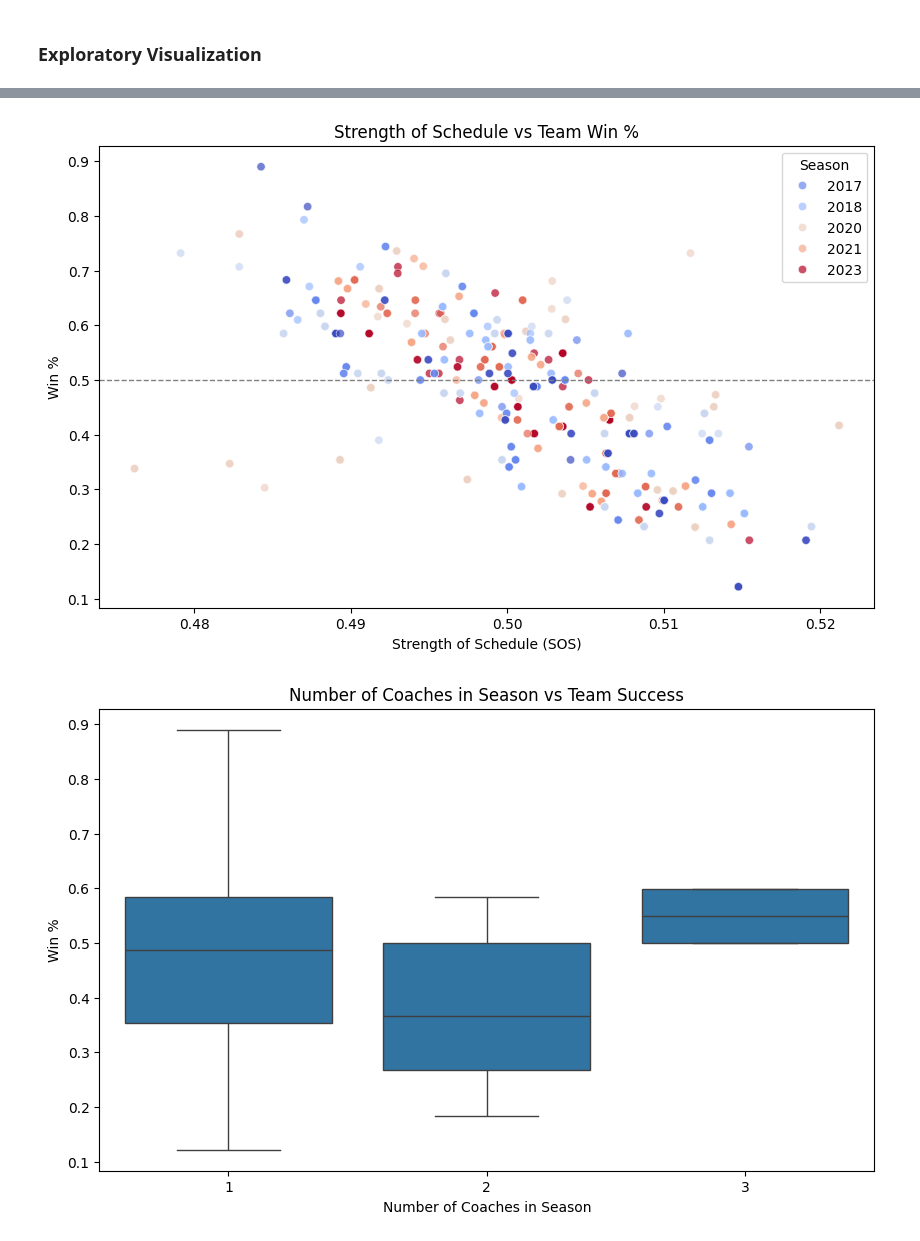
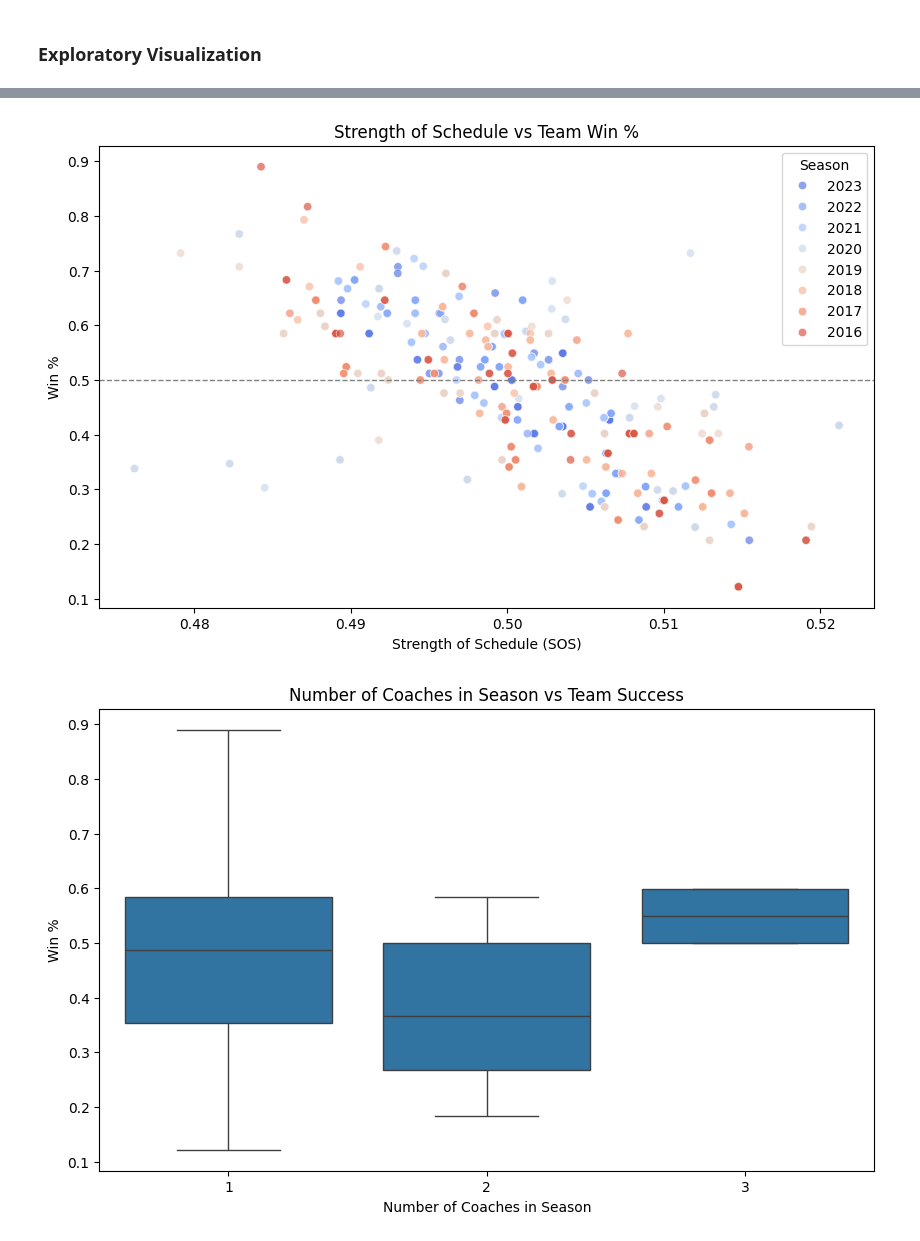
Before and after one commit to trustanprice/basketball-predictions, a Jupyter notebook: notebooks/02_exploration.ipynb, the cells around one changed output, grey strips where cells are left out. Drawn from its saved outputs; the diff is of its cells as text; code cells hidden in the pictures.

```diff
--- a/notebooks/02_exploration.ipynb
+++ b/notebooks/02_exploration.ipynb
@@ -281,14 +322,14 @@ plt.show()
 # %%
 # Strength of Schedule vs Win%
 plt.figure(figsize=(10,6))
-sns.scatterplot(data=master_train, x="SOS", y="WIN%", hue="Season", palette="coolwarm", alpha=0.7)
+sns.scatterplot(data=master_train, x="SOS", y="WIN%", hue=master_train["Season"].astype(str), palette="coolwarm", alpha=0.7)
 plt.title("Strength of Schedule vs Team Win %")
 plt.xlabel("Strength of Schedule (SOS)")
 plt.ylabel("Win %")
 plt.axhline(0.5, color="gray", linestyle="--", linewidth=1)
 plt.show()
 # %% [output]
-[figure, old version]
+[figure, new version]
 # %%
 # Coach Tenure vs Team Success
 plt.figure(figsize=(10,6))
```
Also changed, not shown: parts of 15 cells of this notebook.
